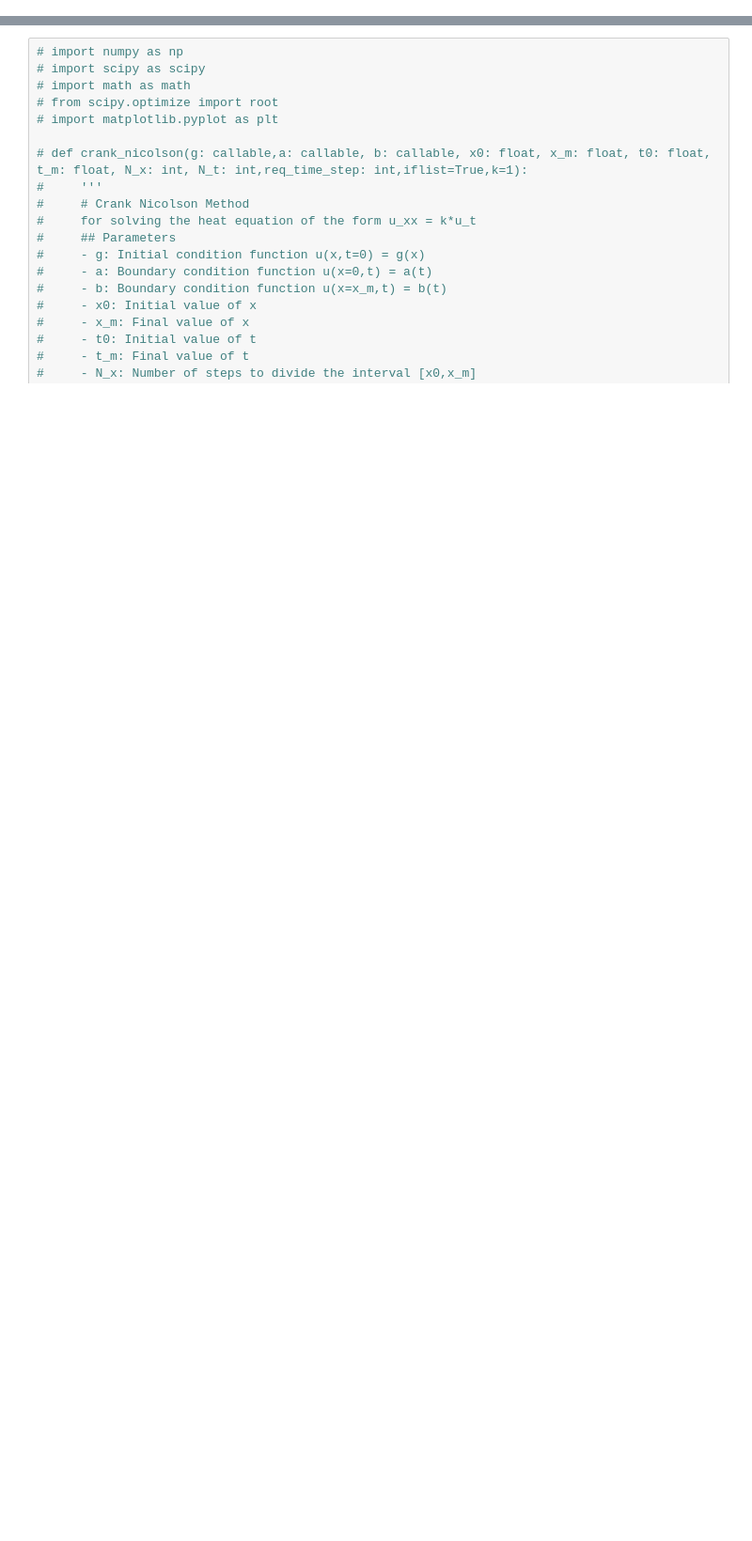
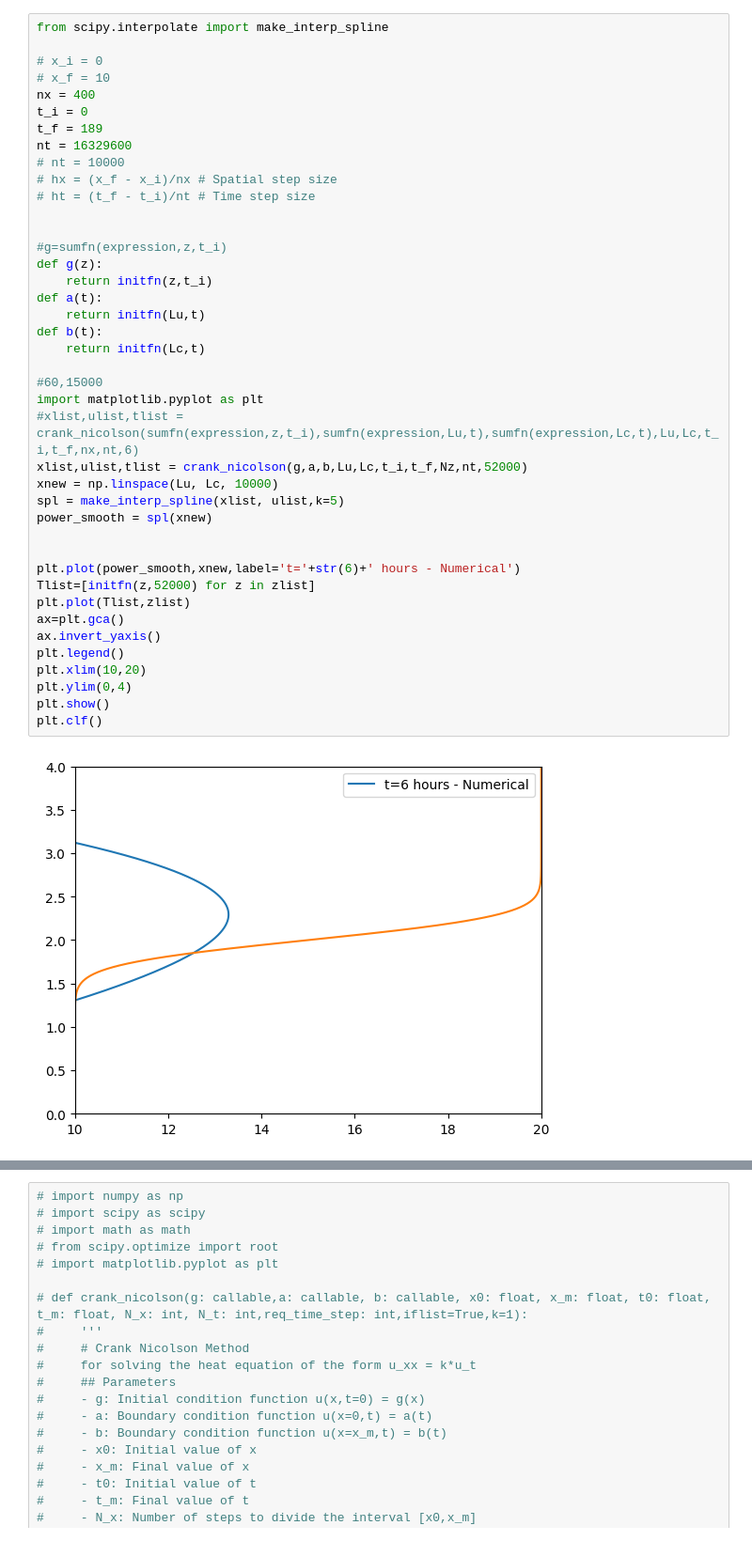
Before and after one commit to mjunaid31/project, a Jupyter notebook: comp.ipynb, the cells around one changed output, grey strips where cells are left out. Shown at 94% size. Saved outputs shown, nothing was run; the diff lists cells and outputs as text; blank space fills up the shorter version.

```diff
--- a/comp.ipynb
+++ b/comp.ipynb
@@ -121,0 +86,43 @@ plt.plot(ans,z)
+# %%
+from scipy.interpolate import make_interp_spline
+
+# x_i = 0
+# x_f = 10
+nx = 400
+t_i = 0
+t_f = 189
+nt = 16329600
+# nt = 10000
+# hx = (x_f - x_i)/nx # Spatial step size
+# ht = (t_f - t_i)/nt # Time step size
+
+
+#g=sumfn(expression,z,t_i)
+def g(z):
+    return initfn(z,t_i)
+def a(t):
+    return initfn(Lu,t)
+def b(t):
+    return initfn(Lc,t)
+
+#60,15000
+import matplotlib.pyplot as plt
+#xlist,ulist,tlist = crank_nicolson(sumfn(expression,z,t_i),sumfn(expression,Lu,t),sumfn(expression,Lc,t),Lu,Lc,t_i,t_f,nx,nt,6)
+xlist,ulist,tlist = crank_nicolson(g,a,b,Lu,Lc,t_i,t_f,Nz,nt,52000)
+xnew = np.linspace(Lu, Lc, 10000)
+spl = make_interp_spline(xlist, ulist,k=5)
+power_smooth = spl(xnew)
+
+
+plt.plot(power_smooth,xnew,label='t='+str(6)+' hours - Numerical')
+Tlist=[initfn(z,52000) for z in zlist]
+plt.plot(Tlist,zlist)
+ax=plt.gca()
+ax.invert_yaxis()
+plt.legend()
+plt.xlim(10,20)
+plt.ylim(0,4)
+plt.show()
+plt.clf()
+# %% [output]
+[figure, added]
```
Also changed, not shown: parts of 9 cells of this notebook, 1 other file.
